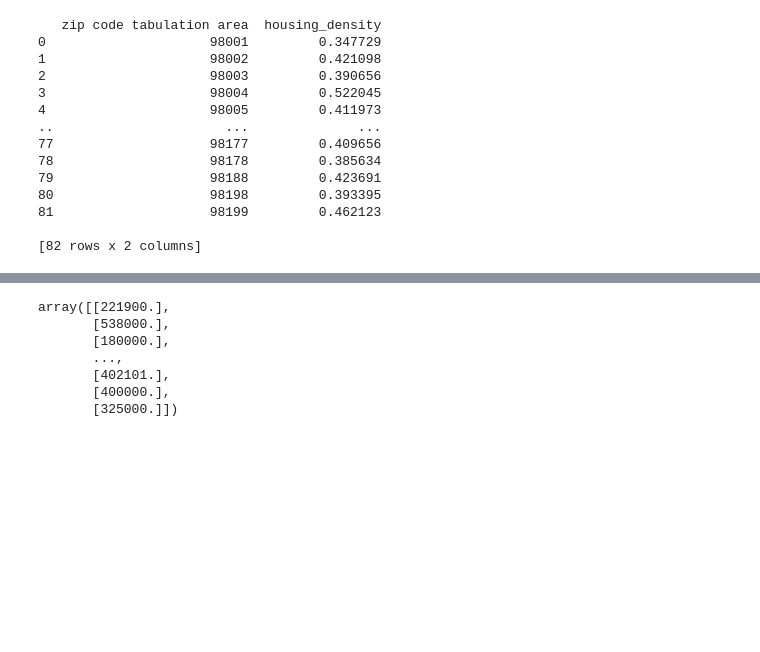
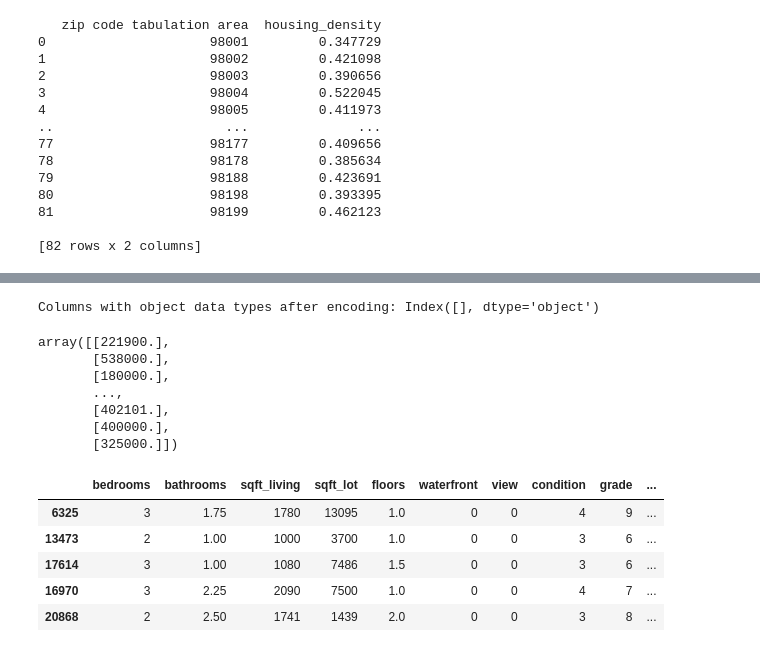
Before and after one commit to emcmanus12/team-7-project-2, a Jupyter notebook: Project2.ipynb, the cells around one changed output, grey strips where cells are left out. Cells and saved outputs as stored; diff of their text form; code cells hidden in the pictures; blank space fills up the shorter version.

```diff
--- a/Project2.ipynb
+++ b/Project2.ipynb
@@ -442,3 +524,9 @@ X.head()
+# %%
+# Verify that there are no remaining object types
+object_columns_after_encoding = X.select_dtypes(include=['object']).columns
+print("Columns with object data types after encoding:", object_columns_after_encoding)
+# %% [output]
+Columns with object data types after encoding: Index([], dtype='object')
 # %%
 y=df['price'].values.reshape(-1,1)
 y
@@ -450,3 +538,15 @@ array([[221900.],
        [402101.],
        [400000.],
        [325000.]])
+# %%
+# Split the data into training and test sets
+X_train, X_test, y_train, y_test = train_test_split(X, y, test_size=0.2, random_state=42)
+# %%
+X_train.head()
+# %% [output]
+|  | bedrooms | bathrooms | sqft_living | sqft_lot | floors | waterfront | view | condition | grade | ... |
+| 6325 | 3 | 1.75 | 1780 | 13095 | 1.0 | 0 | 0 | 4 | 9 | ... |
+| 13473 | 2 | 1.00 | 1000 | 3700 | 1.0 | 0 | 0 | 3 | 6 | ... |
+| 17614 | 3 | 1.00 | 1080 | 7486 | 1.5 | 0 | 0 | 3 | 6 | ... |
+| 16970 | 3 | 2.25 | 2090 | 7500 | 1.0 | 0 | 0 | 4 | 7 | ... |
+| 20868 | 2 | 2.50 | 1741 | 1439 | 2.0 | 0 | 0 | 3 | 8 | ... |
```
Also changed, not shown: parts of 19 cells of this notebook.
